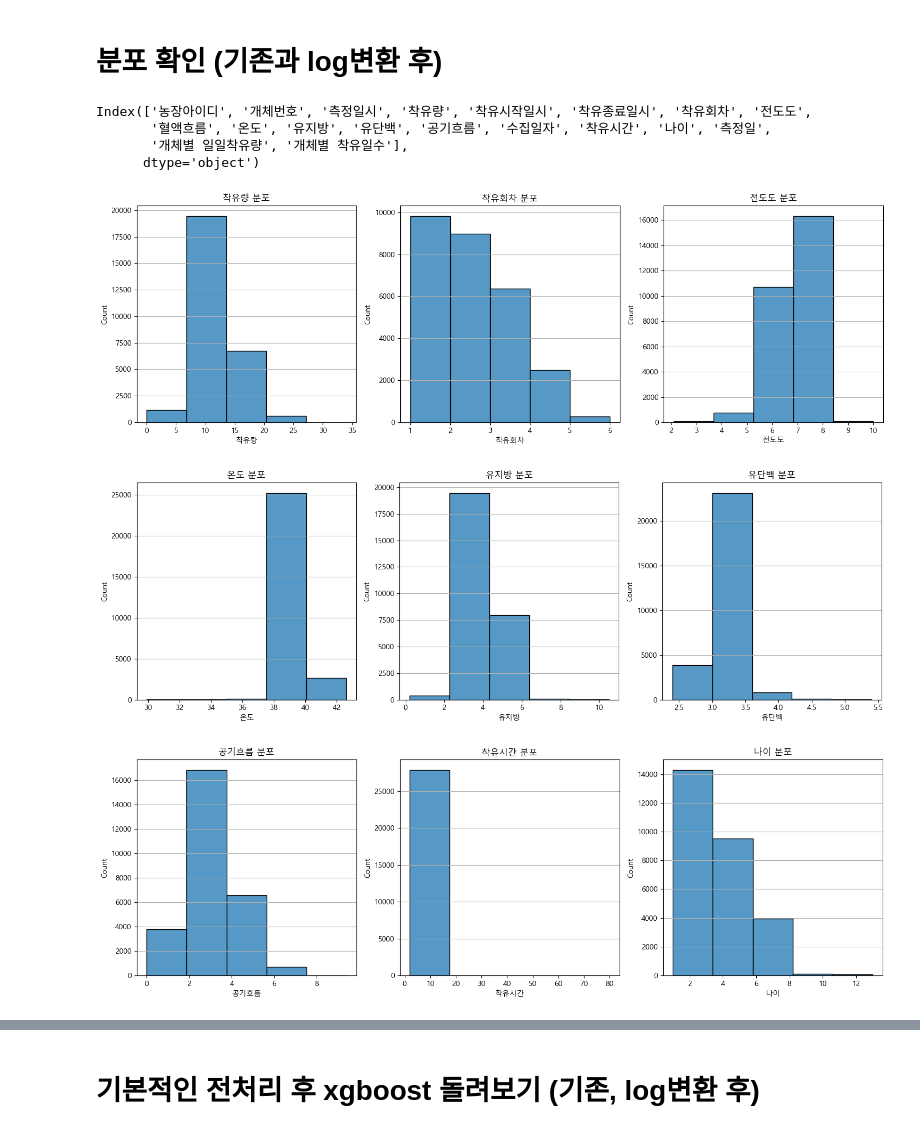
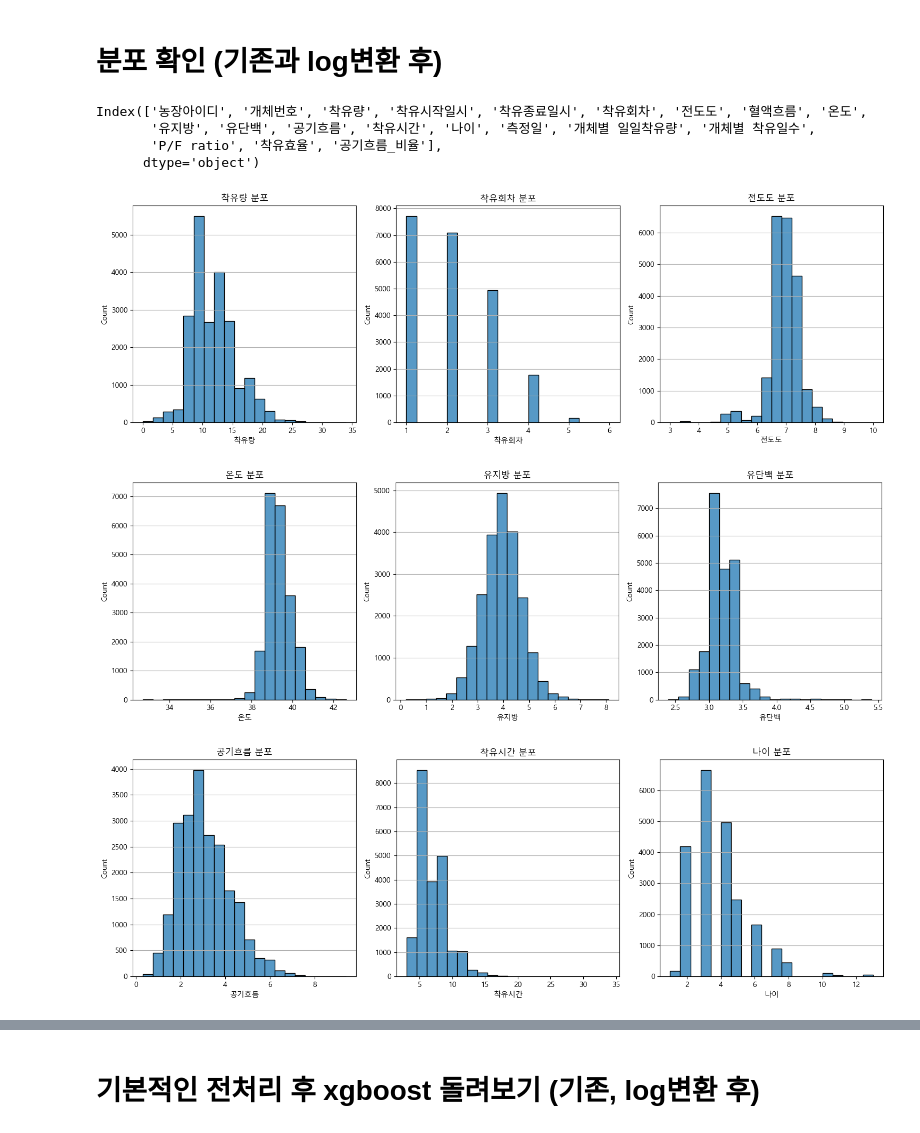
Before and after one commit to jiwon512/practical_project, a Jupyter notebook: jaemin/jaemin.ipynb, the cells around one changed output, grey strips where cells are left out. Drawn from its saved outputs; the diff is of its cells as text; code cells hidden in the pictures.

```diff
--- a/jaemin/jaemin.ipynb
+++ b/jaemin/jaemin.ipynb
@@ -115,2 +84,8 @@ df.d
+# %%
+df["P/F ratio"] = df["유단백"]/ df["유지방"]
+# %%
+df["착유효율"] = df["착유량"] / df["착유시간"]
+# %%
+df["공기흐름_비율"] = df["공기흐름"] / df["착유시간"]
 # %% [markdown]
 ## 결측치
@@ -182,27 +104 @@ Index(['농장아이디', '개체번호', '착유량', '착유시작일시', '
       dtype='object')
-# %%
-columns = ["전도도","온도","공기흐름","유지방","유단백","착유량","착유시간","나이"]
-
-fig, axes = plt.subplots(nrows=3, ncols=3, figsize=(15,10))
-
-axes = axes.flatten()
-
-for i, col in enumerate(columns):
-
-    q1 = df[col].quantile(0.25)
-    q3 = df[col].quantile(0.75)
-    iqr = q3-q1
-    upper_bound = q3 + 1.5*iqr
-    lower_bound = q1 - 1.5*iqr
-
-    ax = axes[i]
-
-    df_outlier = (df[col]<lower_bound) | (df[col]>upper_bound)
-
-    print(f"{col} 이상치 개수 : {df_outlier.sum()}")
-    sns.boxplot(y=df[col], ax=ax, color='skyblue')
-
-    ax.set_title(f"{col}박스플롯")
-    ax.grid(axis='y',alpha=1)
-
-plt.show()
@@ -385,7 +230,7 @@ df[df["개체번호"]==20161021020021]
 # %%
 df.columns
 # %% [output]
-Index(['농장아이디', '개체번호', '측정일시', '착유량', '착유시작일시', '착유종료일시', '착유회차', '전도도',
-       '혈액흐름', '온도', '유지방', '유단백', '공기흐름', '수집일자', '착유시간', '나이', '측정일',
-       '개체별 일일착유량', '개체별 착유일수'],
+Index(['농장아이디', '개체번호', '착유량', '착유시작일시', '착유종료일시', '착유회차', '전도도', '혈액흐름', '온도',
+       '유지방', '유단백', '공기흐름', '착유시간', '나이', '측정일', '개체별 일일착유량', '개체별 착유일수',
+       'P/F ratio', '착유효율', '공기흐름_비율'],
       dtype='object')
@@ -392,19 +243,19 @@ Index(['농장아이디', '개체번호', '측정일시', '착유량', '착유
 # %%
-cols = ["전도도","온도","공기흐름","유지방","유단백","착유량","착유시간","나이","개체별 일일착유량","개체별 착유일수"]
+cols = ["착유량","개체번호","공기흐름_비율","P/F ratio","개체별 착유일수","측정일","착유회차","농장아이디","착유시간","유지방","유단백"]
 
 cols_group = [["착유량","착유회차","전도도"],["온도","유지방","유단백"],["공기흐름","착유시간","나이"],["개체별 일일착유량","개체별 착유일수"]]
 
 for x, y in enumerate(cols_group):
     plt.figure(figsize=(15,5))
 
     for i, col in enumerate(y):
         plt.subplot(1,3,i+1)
-        sns.histplot(data=df, x=col, bins=5)
+        sns.histplot(data=df, x=col, bins=20)
         plt.title(f"{col} 분포")
         plt.grid(axis='y', alpha=1)
     plt.tight_layout()
     plt.show()
 # %% [output]
-[figure, old version]
+[figure, new version]
-[figure, old version]
+[figure, new version]
-[figure, old version]
+[figure, new version]
```
Also changed, not shown: parts of 47 cells of this notebook.
